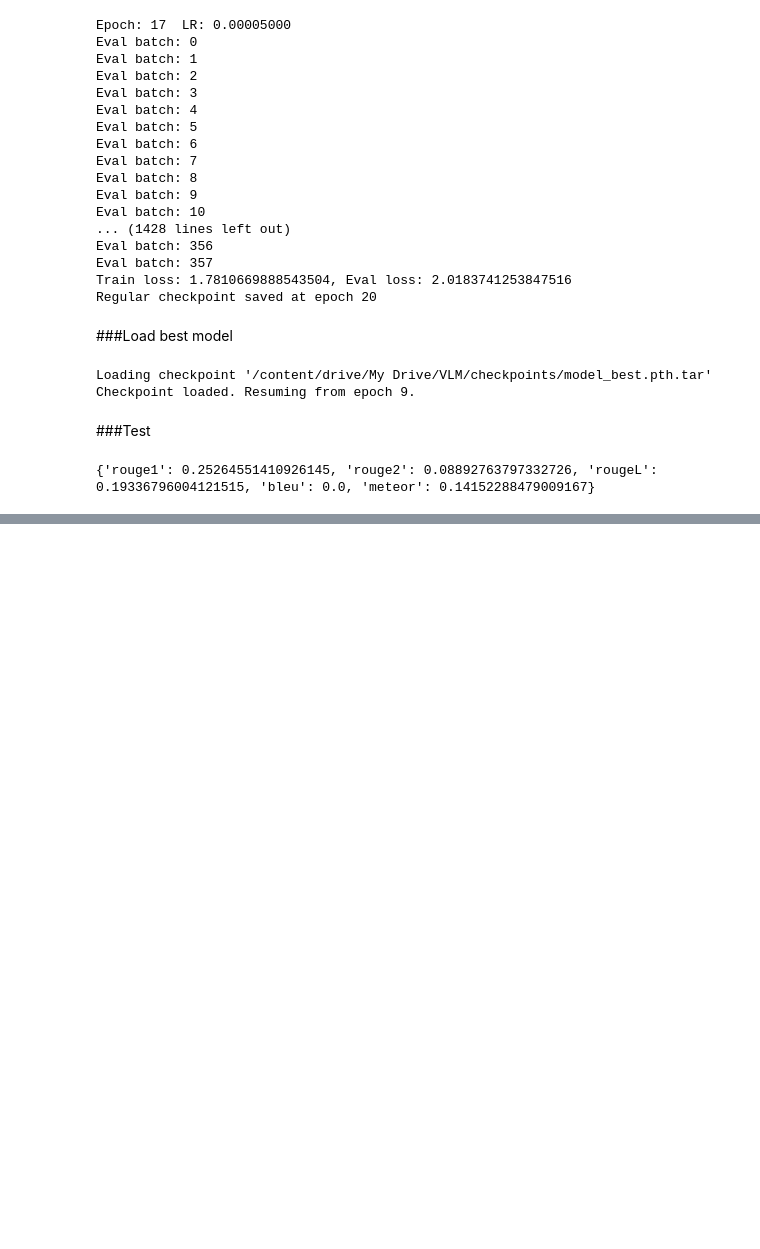
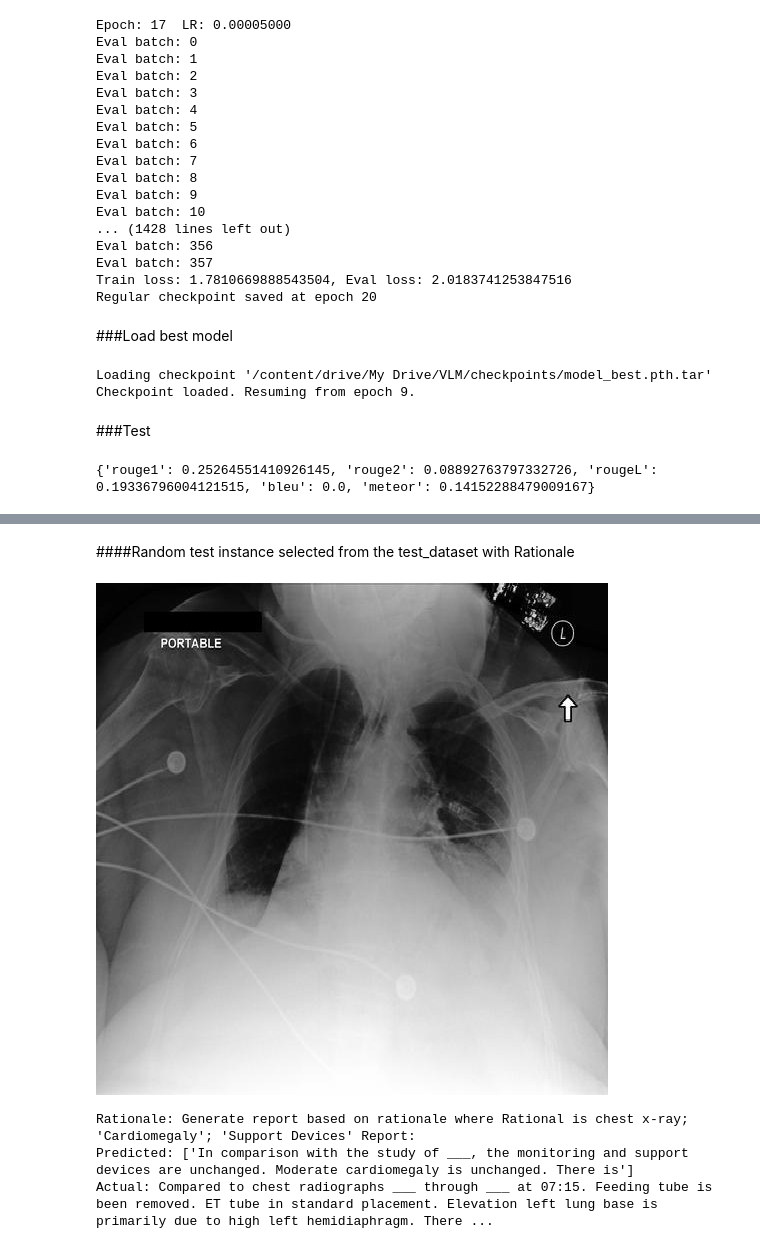
Before and after one commit to cpamidi/VLM, a Jupyter notebook: BLIP_VLMR.ipynb, the cells around one changed output, grey strips where cells are left out. Drawn from its saved outputs; the diff is of its cells as text; code cells hidden in the pictures; blank space fills up the shorter version.

```diff
--- a/BLIP_VLMR.ipynb
+++ b/BLIP_VLMR.ipynb
@@ -384,0 +450,17 @@ with torch.no_grad():
+# %% [markdown]
+####Random test instance selected from the test_dataset with Rationale
+# %%
+image = testing_dataset[num]['image']
+display(image)
+image = vis_processors["eval"](image).unsqueeze(0).to(device)
+text = """Generate report based on rationale where Rational is {} Report: """.format(testing_dataset[num]['text'])
+report = testing_dataset[num]['report']
+predicted = model.generate({"image": image, "prompt": text})
+print(f"Rationale: {text}")
+print(f"Predicted: {predicted}")
+print(f"Actual: {report}")
+# %% [output]
+[figure, added]
+Rationale: Generate report based on rationale where Rational is chest x-ray; 'Cardiomegaly'; 'Support Devices' Report:
+Predicted: ['In comparison with the study of ___, the monitoring and support devices are unchanged. Moderate cardiomegaly is unchanged. There is']
+Actual: Compared to chest radiographs ___ through ___ at 07:15. Feeding tube is been removed. ET tube in standard placement. Elevation left lung base is primarily due to high left hemidiaphragm. There ...
```
Also changed, not shown: parts of 33 cells of this notebook.
